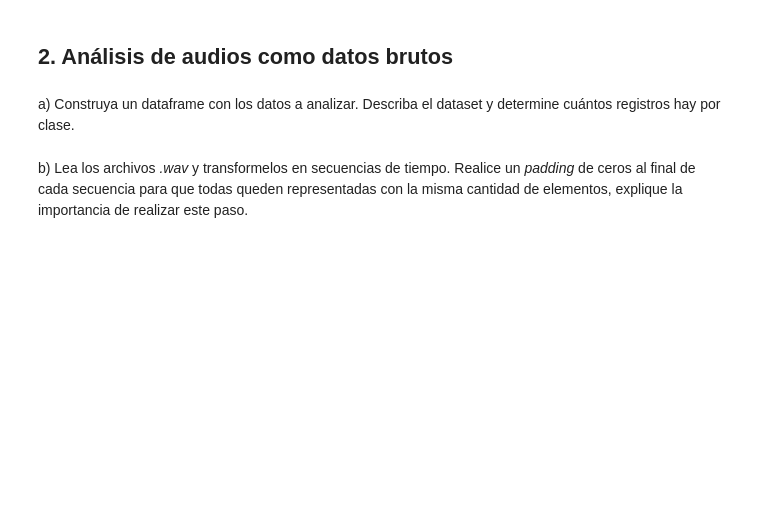
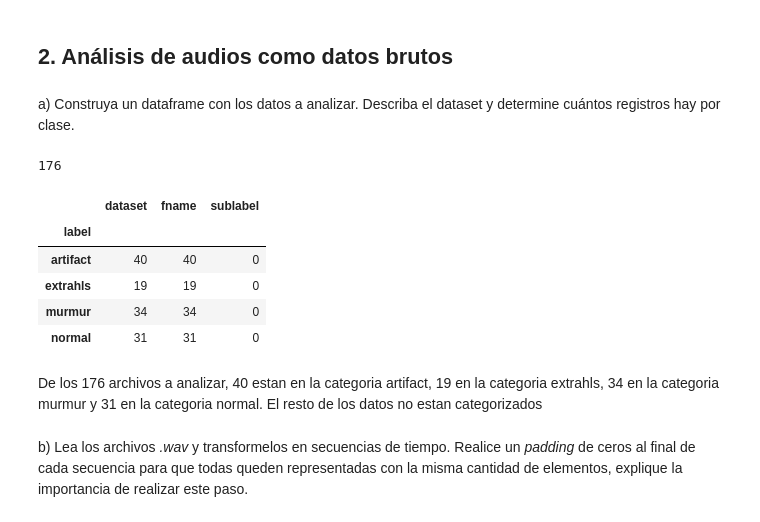
Before and after one commit to JaimeZamoranoUSM/MachineLearning, a Jupyter notebook: Tarea_1-Tapia-Zamorano.ipynb, the cells around one changed output. Saved outputs shown, nothing was run; the diff lists cells and outputs as text; code cells hidden in the pictures; blank space fills up the shorter version.

```diff
--- a/Tarea_1-Tapia-Zamorano.ipynb
+++ b/Tarea_1-Tapia-Zamorano.ipynb
@@ -441,6 +472,19 @@ def load_wav_file(name, path):
 import pandas as pd
 import numpy as np
 df = pd.read_csv('./heartbeat-sounds/set_a.csv')
+# %%
+print(len(df))
+df.groupby("label").count()
+# %% [output]
+176
+|  | dataset | fname | sublabel |
+| label |  |  |  |
+| artifact | 40 | 40 | 0 |
+| extrahls | 19 | 19 | 0 |
+| murmur | 34 | 34 | 0 |
+| normal | 31 | 31 | 0 |
+# %% [markdown]
+De los 176 archivos a analizar, 40 estan en la categoria artifact, 19 en la categoria extrahls, 34 en la categoria murmur y 31 en la categoria normal. El resto de los datos no estan categorizados
 # %% [markdown]
 b) Lea los archivos *.wav* y transformelos en secuencias de tiempo. Realice un *padding* de ceros al final de cada secuencia para que todas queden representadas con la misma cantidad de elementos, explique la importancia de realizar este paso.
 # %%
```
Also changed, not shown: parts of 34 cells of this notebook.
